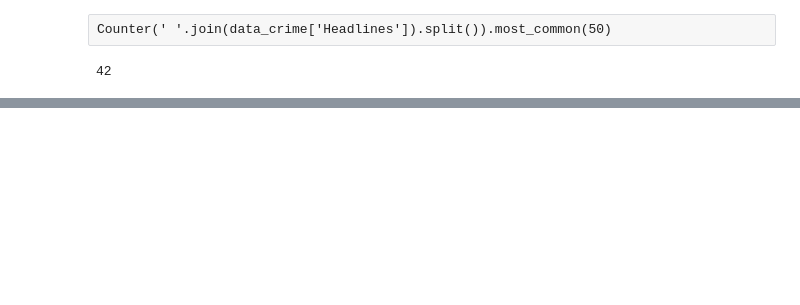
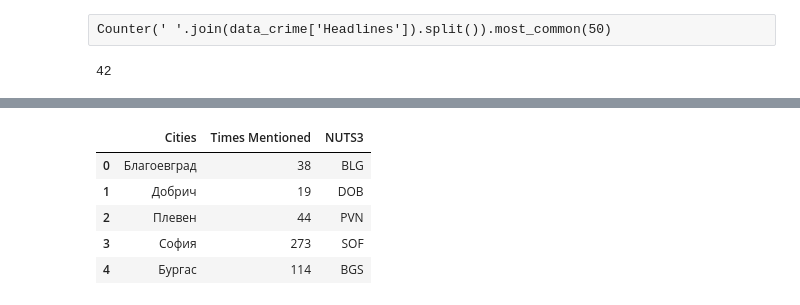
Before and after one commit to MiroslavDilov/news-headlines-analysis, a Jupyter notebook: News headlines project.ipynb, the cells around one changed output, grey strips where cells are left out. Cells and saved outputs as stored; diff of their text form; code cells hidden in the pictures; blank space fills up the shorter version.

```diff
--- a/News headlines project.ipynb
+++ b/News headlines project.ipynb
@@ -55,0 +131,11 @@ data_crime['Headlines'].str.count('Враца').sum()
+# %%
+nuts3 = ['BLG','DOB', 'PVN', 'SOF', 'BGS', 'KZL', 'PDV', 'VAR', 'KNL', 'RAZ', 'SZR', 'VTR', 'LOV', 'RSE', 'TGV', 'VID', 'MON', 'SLS', 'HKV', 'VRC', 'PAZ', 'SLV', 'SHU', 'GAB', 'PER', 'SML', 'JAM']
+city_data['NUTS3'] = nuts3
+city_data.head()
+# %% [output]
+|  | Cities | Times Mentioned | NUTS3 |
+| 0 | Благоевград | 38 | BLG |
+| 1 | Добрич | 19 | DOB |
+| 2 | Плевен | 44 | PVN |
+| 3 | София | 273 | SOF |
+| 4 | Бургас | 114 | BGS |
```
Also changed, not shown: parts of 19 cells of this notebook.
